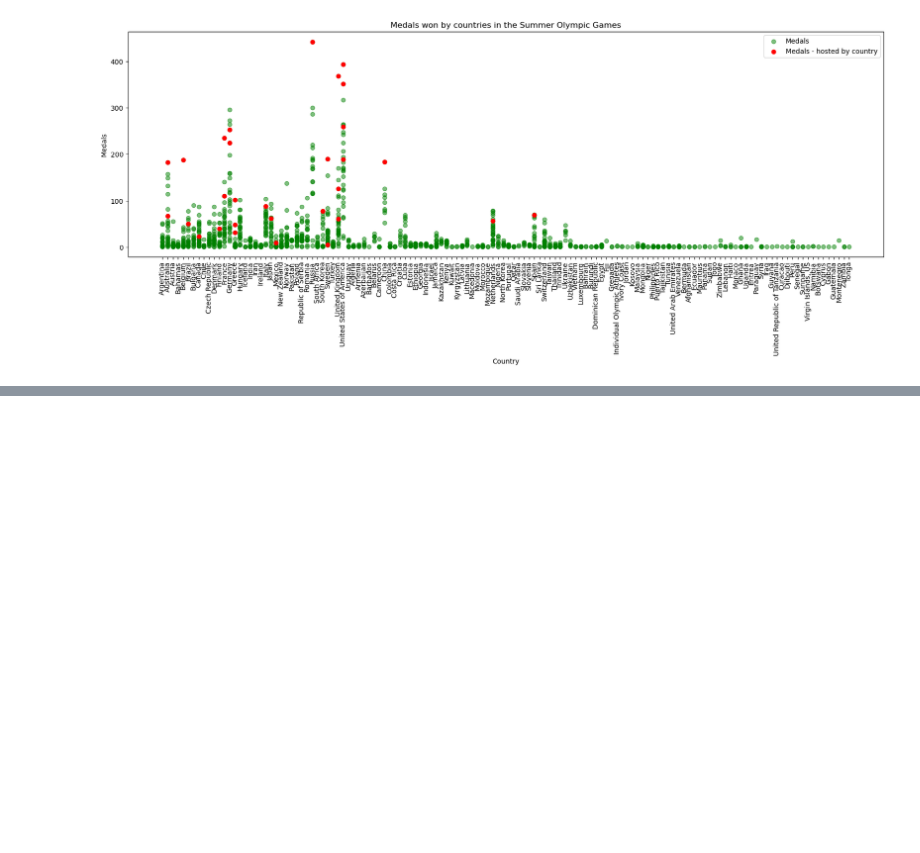
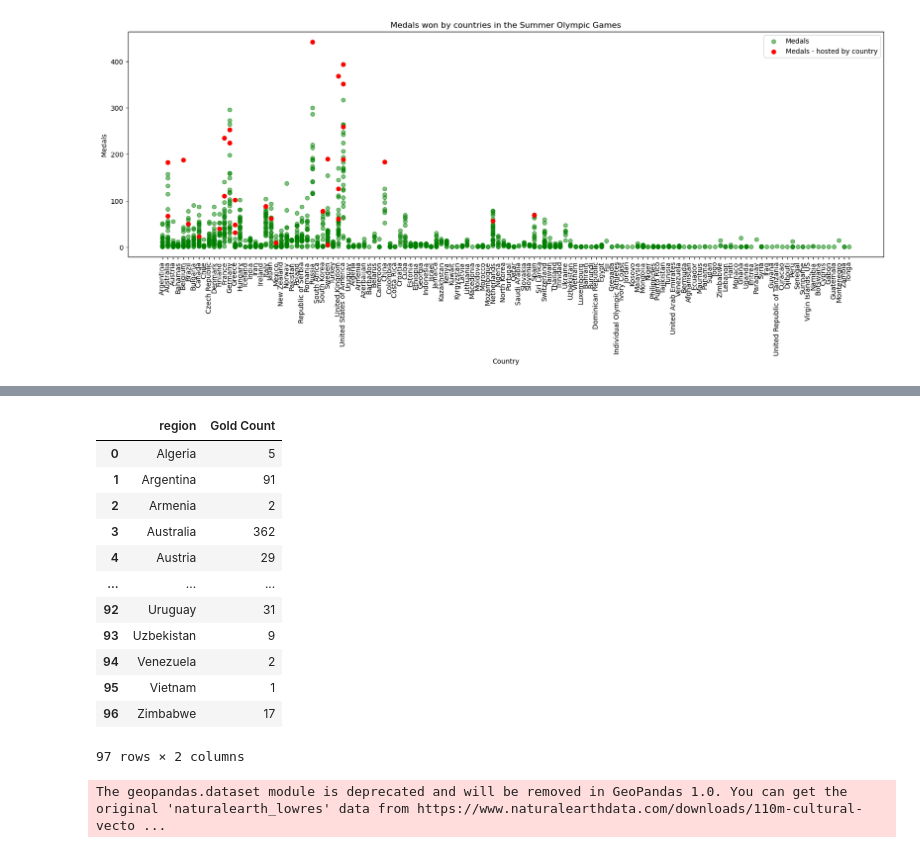
Before and after one commit to soumyaranjanswaincan/Olympic-Data-Analysis, a Jupyter notebook: Olympic Data Analysis/country_performance.ipynb, the cells around one changed output, grey strips where cells are left out. Drawn from its saved outputs; the diff is of its cells as text; code cells hidden in the pictures; blank space fills up the shorter version.

```diff
--- a/Olympic Data Analysis/country_performance.ipynb
+++ b/Olympic Data Analysis/country_performance.ipynb
@@ -253,0 +255,38 @@ plt.show()
+# %%
+df = athelete_merged_df[athelete_merged_df['Medal']=='Gold']
+df2 = df.groupby(['region'])['Medal'].count().reset_index(name='Gold Count')
+df2
+# %% [output]
+|  | region | Gold Count |
+| 0 | Algeria | 5 |
+| 1 | Argentina | 91 |
+| 2 | Armenia | 2 |
+| 3 | Australia | 362 |
+| 4 | Austria | 29 |
+| ... | ... | ... |
+| 92 | Uruguay | 31 |
+| 93 | Uzbekistan | 9 |
+| 94 | Venezuela | 2 |
+| 95 | Vietnam | 1 |
+| 96 | Zimbabwe | 17 |
+97 rows × 2 columns
+# %%
+world = gpd.read_file(gpd.datasets.get_path('naturalearth_lowres'))
+world_data = world.merge(df2, how='right', left_on='name', right_on='region')
+
+fig = px.choropleth(world_data,
+                     locations='iso_a3',
+                     color='Gold Count',
+                     hover_name='region',
+                     projection='natural earth')
+
+# Update hover information
+fig.update_traces(hoverinfo='all',
+                  hovertemplate='Country: %{hovertext}<br>Data: %{customdata[0]}',
+                  customdata=world_data[['Gold Count']])
+
+# Show the plot
+fig.update_layout(height=600, width=800)
+fig.show()
+# %% [output]
+The geopandas.dataset module is deprecated and will be removed in GeoPandas 1.0. You can get the original 'naturalearth_lowres' data from https://www.naturalearthdata.com/downloads/110m-cultural-vecto ...
```
Also changed, not shown: parts of 3 cells of this notebook, 1 other file.
